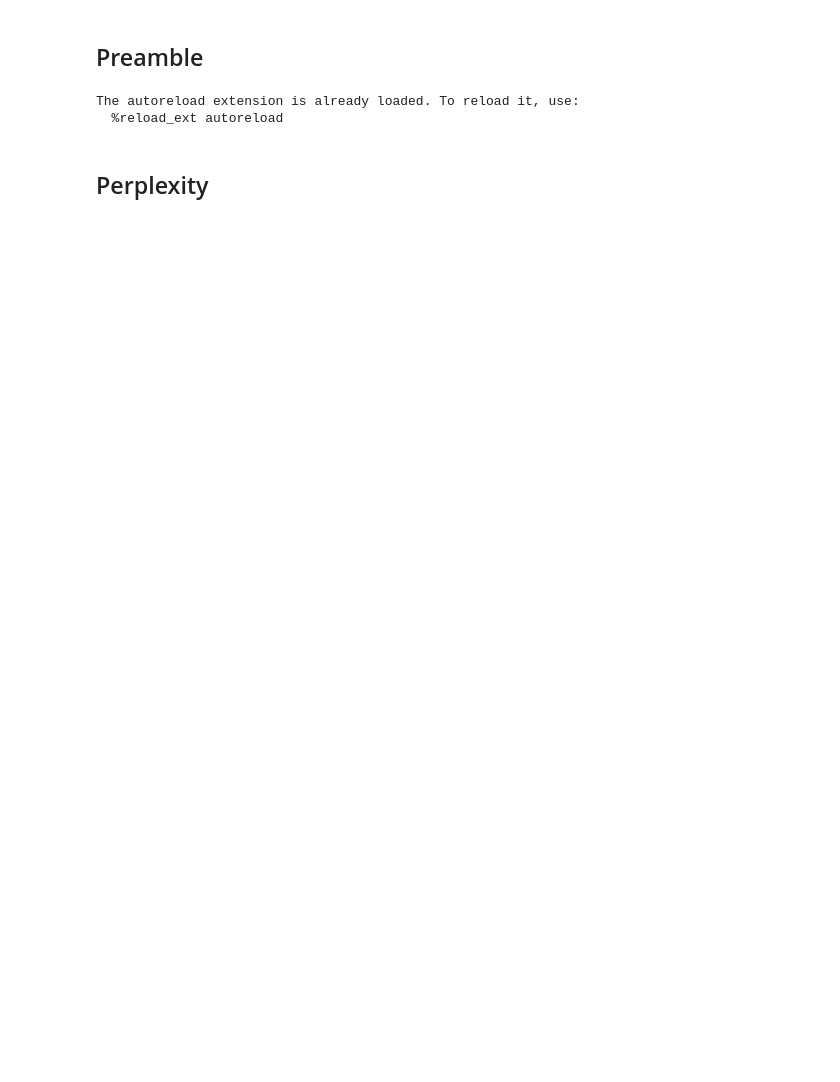
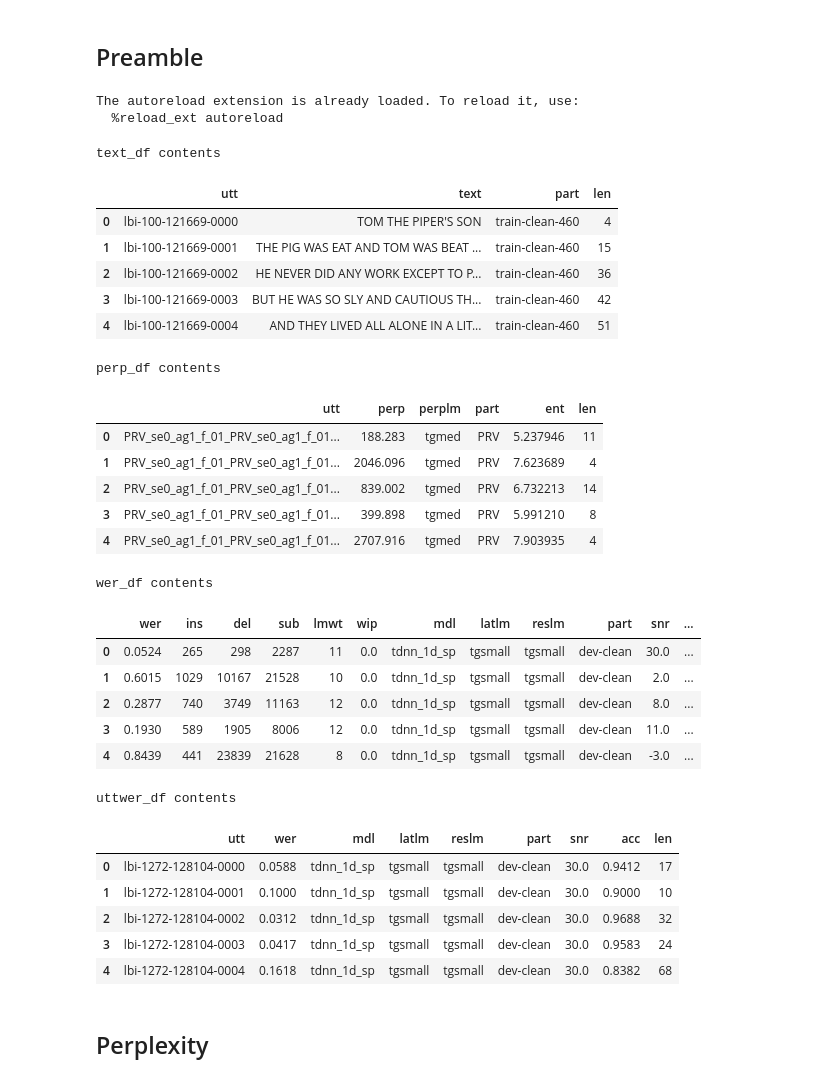
Before and after one commit to sdrobert/kaldi-boothroyd, a Jupyter notebook: egs/librispeech/s5/local/analysis.ipynb, the cells around one changed output. Drawn from its saved outputs; the diff is of its cells as text; code cells hidden in the pictures; blank space fills up the shorter version.

```diff
--- a/egs/librispeech/s5/local/analysis.ipynb
+++ b/egs/librispeech/s5/local/analysis.ipynb
@@ -65,30 +83,52 @@ The autoreload extension is already loaded. To reload it, use:
 # %%
 # load tables
 
 print("text_df contents")
 text_df = read_text_as_df()
 display(text_df.head())
 
 print("perp_df contents")
 perp_df = read_perps_as_df()
 perp_df = perp_df.merge(text_df[['utt', 'len']], on='utt')
 display(perp_df.head())
 
 print("wer_df contents")
 wer_df = read_best_wers_as_df()
 display(wer_df.head())
 
 print("uttwer_df contents")
 uttwer_df = read_best_uttwers_as_df()
 uttwer_df = uttwer_df.merge(text_df[['utt', 'len']], on='utt')
 display(uttwer_df.head())
-
-df = agg_mean_by_lens(uttwer_df, 'len', ['wer', 'acc'], ['mdl', 'latlm', 'reslm', 'part', 'snr'])
-df = df.merge(wer_df, on=['mdl', 'latlm', 'reslm', 'part', 'snr'])
-acc_diff = np.abs(df['acc_x'] - df['acc_y'])
-idx = np.argmax(acc_diff)
-max_, offender = acc_diff.iloc[idx], df.iloc[idx]['mdl']
-print(f"max WER diff (%) btw uttwer and wer: {max_:.01%} ({offender})")
+# %% [output]
+text_df contents
+|  | utt | text | part | len |
+| 0 | lbi-100-121669-0000 | TOM THE PIPER'S SON | train-clean-460 | 4 |
+| 1 | lbi-100-121669-0001 | THE PIG WAS EAT AND TOM WAS BEAT ... | train-clean-460 | 15 |
+| 2 | lbi-100-121669-0002 | HE NEVER DID ANY WORK EXCEPT TO P... | train-clean-460 | 36 |
+| 3 | lbi-100-121669-0003 | BUT HE WAS SO SLY AND CAUTIOUS TH... | train-clean-460 | 42 |
+| 4 | lbi-100-121669-0004 | AND THEY LIVED ALL ALONE IN A LIT... | train-clean-460 | 51 |
+perp_df contents
+|  | utt | perp | perplm | part | ent | len |
+| 0 | PRV_se0_ag1_f_01_PRV_se0_ag1_f_01... | 188.283 | tgmed | PRV | 5.237946 | 11 |
+| 1 | PRV_se0_ag1_f_01_PRV_se0_ag1_f_01... | 2046.096 | tgmed | PRV | 7.623689 | 4 |
+| 2 | PRV_se0_ag1_f_01_PRV_se0_ag1_f_01... | 839.002 | tgmed | PRV | 6.732213 | 14 |
+| 3 | PRV_se0_ag1_f_01_PRV_se0_ag1_f_01... | 399.898 | tgmed | PRV | 5.991210 | 8 |
+| 4 | PRV_se0_ag1_f_01_PRV_se0_ag1_f_01... | 2707.916 | tgmed | PRV | 7.903935 | 4 |
+wer_df contents
+|  | wer | ins | del | sub | lmwt | wip | mdl | latlm | reslm | part | snr | ... |
+| 0 | 0.0524 | 265 | 298 | 2287 | 11 | 0.0 | tdnn_1d_sp | tgsmall | tgsmall | dev-clean | 30.0 | ... |
+| 1 | 0.6015 | 1029 | 10167 | 21528 | 10 | 0.0 | tdnn_1d_sp | tgsmall | tgsmall | dev-clean | 2.0 | ... |
+| 2 | 0.2877 | 740 | 3749 | 11163 | 12 | 0.0 | tdnn_1d_sp | tgsmall | tgsmall | dev-clean | 8.0 | ... |
+| 3 | 0.1930 | 589 | 1905 | 8006 | 12 | 0.0 | tdnn_1d_sp | tgsmall | tgsmall | dev-clean | 11.0 | ... |
+| 4 | 0.8439 | 441 | 23839 | 21628 | 8 | 0.0 | tdnn_1d_sp | tgsmall | tgsmall | dev-clean | -3.0 | ... |
+uttwer_df contents
+|  | utt | wer | mdl | latlm | reslm | part | snr | acc | len |
+| 0 | lbi-1272-128104-0000 | 0.0588 | tdnn_1d_sp | tgsmall | tgsmall | dev-clean | 30.0 | 0.9412 | 17 |
+| 1 | lbi-1272-128104-0001 | 0.1000 | tdnn_1d_sp | tgsmall | tgsmall | dev-clean | 30.0 | 0.9000 | 10 |
+| 2 | lbi-1272-128104-0002 | 0.0312 | tdnn_1d_sp | tgsmall | tgsmall | dev-clean | 30.0 | 0.9688 | 32 |
+| 3 | lbi-1272-128104-0003 | 0.0417 | tdnn_1d_sp | tgsmall | tgsmall | dev-clean | 30.0 | 0.9583 | 24 |
+| 4 | lbi-1272-128104-0004 | 0.1618 | tdnn_1d_sp | tgsmall | tgsmall | dev-clean | 30.0 | 0.8382 | 68 |
 # %% [markdown]
 ## Perplexity
 # %%
```
Also changed, not shown: parts of 15 cells of this notebook, 10 other files.
